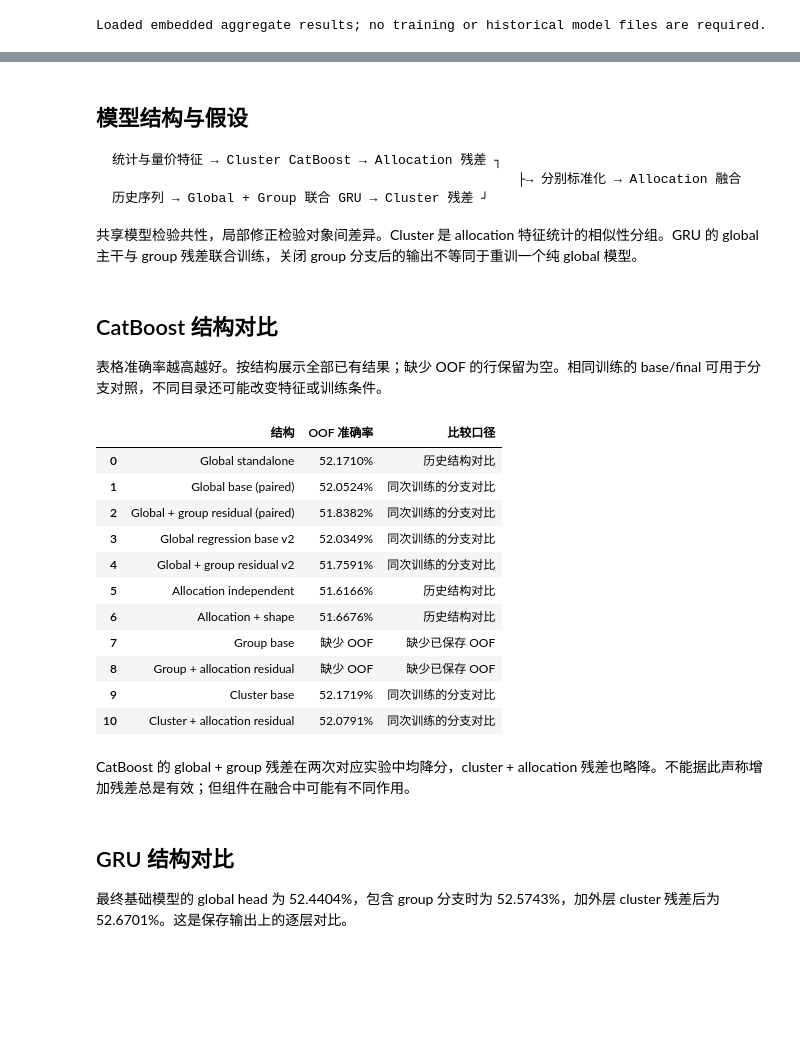
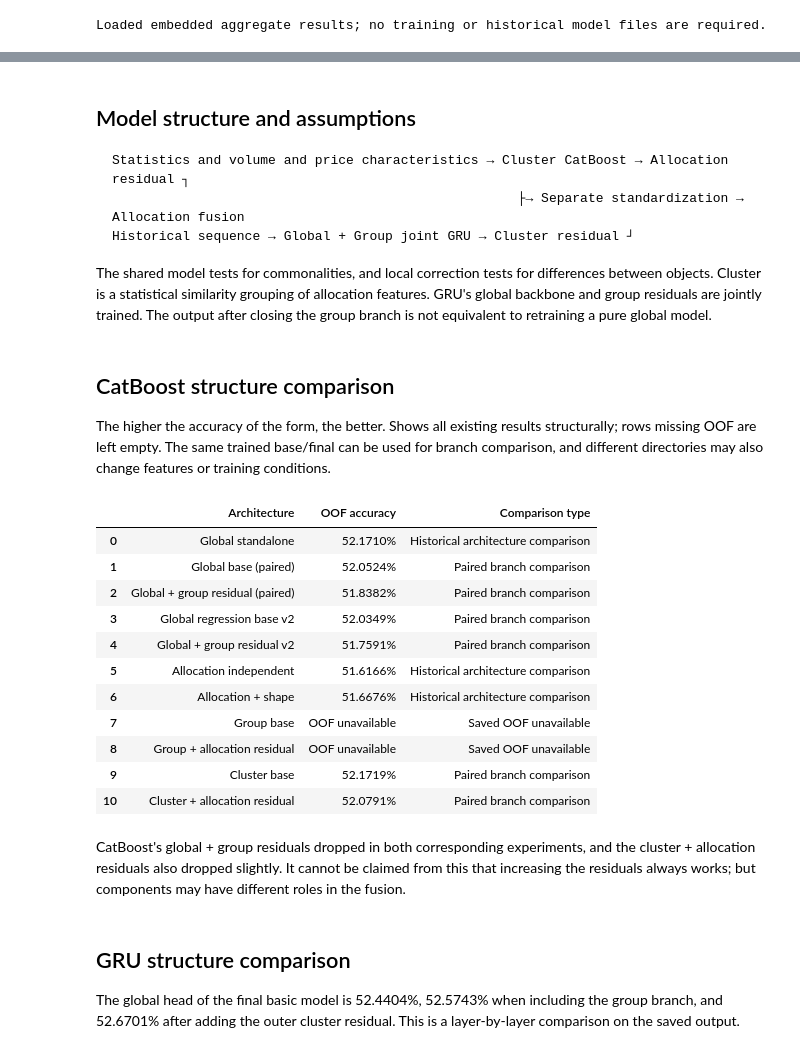
Before and after one commit to aslongasyouhaha/qrt_competition, a Jupyter notebook: analysis.ipynb, the cells around one changed output, grey strips where cells are left out. Cells and saved outputs as stored; diff of their text form; code cells hidden in the pictures; blank space fills up the shorter version.

````diff
--- a/analysis.ipynb
+++ b/analysis.ipynb
@@ -53,42 +53,42 @@ display(statistics.loc[["RET_1", "SIGNED_VOLUME_1", "MEDIAN_DAILY_TURNOVER"]].ro
 # %% [markdown]
-## 模型结构与假设
+## Model structure and assumptions
 
 ```text
-统计与量价特征 → Cluster CatBoost → Allocation 残差 ┐
-                                                    ├→ 分别标准化 → Allocation 融合
-历史序列 → Global + Group 联合 GRU → Cluster 残差 ┘
+Statistics and volume and price characteristics → Cluster CatBoost → Allocation residual ┐
+                                                    ├→ Separate standardization → Allocation fusion
+Historical sequence → Global + Group joint GRU → Cluster residual ┘
 ```
 
-共享模型检验共性，局部修正检验对象间差异。Cluster 是 allocation 特征统计的相似性分组。GRU 的 global 主干与 group 残差联合训练，关闭 group 分支后的输出不等同于重训一个纯 global 模型。
+The shared model tests for commonalities, and local correction tests for differences between objects. Cluster is a statistical similarity grouping of allocation features. GRU's global backbone and group residuals are jointly trained. The output after closing the group branch is not equivalent to retraining a pure global model.
 # %% [markdown]
-## CatBoost 结构对比
+## CatBoost structure comparison
 
-表格准确率越高越好。按结构展示全部已有结果；缺少 OOF 的行保留为空。相同训练的 base/final 可用于分支对照，不同目录还可能改变特征或训练条件。
+The higher the accuracy of the form, the better. Shows all existing results structurally; rows missing OOF are left empty. The same trained base/final can be used for branch comparison, and different directories may also change features or training conditions.
 # %%
 def structure_table(family):
     table = architecture.loc[architecture.family.eq(family), ["structure", "accuracy", "kind"]].copy()
-    table.columns = ["结构", "OOF 准确率", "比较口径"]
-    display(table.style.format({"OOF 准确率": "{:.4%}"}, na_rep="缺少 OOF"))
+    table.columns = ["Architecture", "OOF accuracy", "Comparison type"]
+    display(table.style.format({"OOF accuracy": "{:.4%}"}, na_rep="OOF unavailable"))
 structure_table("CatBoost")
 # %% [output]
-|  | 结构 | OOF 准确率 | 比较口径 |
-| 0 | Global standalone | 52.1710% | 历史结构对比 |
-| 1 | Global base (paired) | 52.0524% | 同次训练的分支对比 |
-| 2 | Global + group residual (paired) | 51.8382% | 同次训练的分支对比 |
-| 3 | Global regression base v2 | 52.0349% | 同次训练的分支对比 |
-| 4 | Global + group residual v2 | 51.7591% | 同次训练的分支对比 |
-| 5 | Allocation independent | 51.6166% | 历史结构对比 |
-| 6 | Allocation + shape | 51.6676% | 历史结构对比 |
-| 7 | Group base | 缺少 OOF | 缺少已保存 OOF |
-| 8 | Group + allocation residual | 缺少 OOF | 缺少已保存 OOF |
-| 9 | Cluster base | 52.1719% | 同次训练的分支对比 |
-| 10 | Cluster + allocation residual | 52.0791% | 同次训练的分支对比 |
+|  | Architecture | OOF accuracy | Comparison type |
+| 0 | Global standalone | 52.1710% | Historical architecture comparison |
+| 1 | Global base (paired) | 52.0524% | Paired branch comparison |
+| 2 | Global + group residual (paired) | 51.8382% | Paired branch comparison |
+| 3 | Global regression base v2 | 52.0349% | Paired branch comparison |
+| 4 | Global + group residual v2 | 51.7591% | Paired branch comparison |
+| 5 | Allocation independent | 51.6166% | Historical architecture comparison |
+| 6 | Allocation + shape | 51.6676% | Historical architecture comparison |
+| 7 | Group base | OOF unavailable | Saved OOF unavailable |
+| 8 | Group + allocation residual | OOF unavailable | Saved OOF unavailable |
+| 9 | Cluster base | 52.1719% | Paired branch comparison |
+| 10 | Cluster + allocation residual | 52.0791% | Paired branch comparison |
 # %% [markdown]
-CatBoost 的 global + group 残差在两次对应实验中均降分，cluster + allocation 残差也略降。不能据此声称增加残差总是有效；但组件在融合中可能有不同作用。
+CatBoost's global + group residuals dropped in both corresponding experiments, and the cluster + allocation residuals also dropped slightly. It cannot be claimed from this that increasing the residuals always works; but components may have different roles in the fusion.
 # %% [markdown]
-## GRU 结构对比
+## GRU structure comparison
 
-最终基础模型的 global head 为 52.4404%，包含 group 分支时为 52.5743%，加外层 cluster 残差后为 52.6701%。这是保存输出上的逐层对比。
+The global head of the final basic model is 52.4404%, 52.5743% when including the group branch, and 52.6701% after adding the outer cluster residual. This is a layer-by-layer comparison on the saved output.
 # %%
 structure_table("GRU")
 # %% [output]
````
Also changed, not shown: parts of 20 cells of this notebook, 2 other files.
